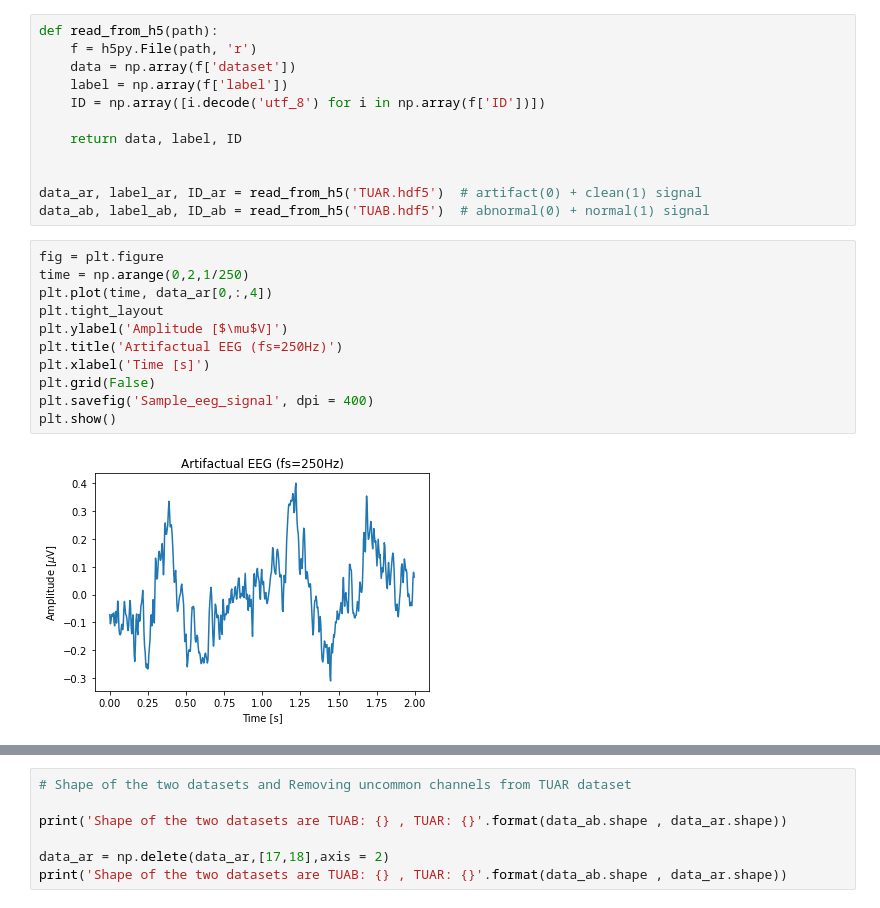
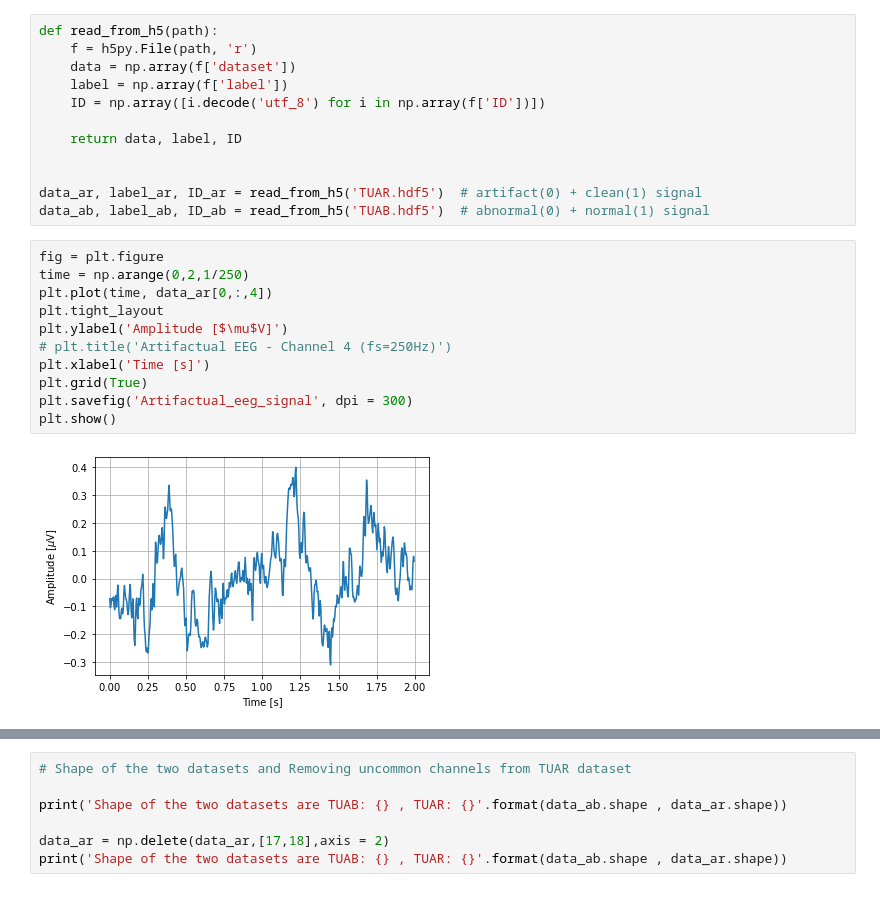
Before and after one commit to kalarimonk/ehealth, a Jupyter notebook: Learning EEG Data Quality.ipynb, the cells around one changed output, grey strips where cells are left out. Saved outputs shown, nothing was run; the diff lists cells and outputs as text.

```diff
--- a/Learning EEG Data Quality.ipynb
+++ b/Learning EEG Data Quality.ipynb
@@ -104,13 +104,13 @@ data_ab, label_ab, ID_ab = read_from_h5('TUAB.hdf5')  # abnormal(0) + normal(1)
 # %%
 fig = plt.figure
 time = np.arange(0,2,1/250)
 plt.plot(time, data_ar[0,:,4])
 plt.tight_layout
 plt.ylabel('Amplitude [$\mu$V]')
-plt.title('Artifactual EEG (fs=250Hz)')
+# plt.title('Artifactual EEG - Channel 4 (fs=250Hz)')
 plt.xlabel('Time [s]')
-plt.grid(False)
-plt.savefig('Sample_eeg_signal', dpi = 400)
+plt.grid(True)
+plt.savefig('Artifactual_eeg_signal', dpi = 300)
 plt.show()
 # %% [output]
-[figure, old version]
+[figure, new version]
```
Also changed, not shown: parts of 38 cells of this notebook.
